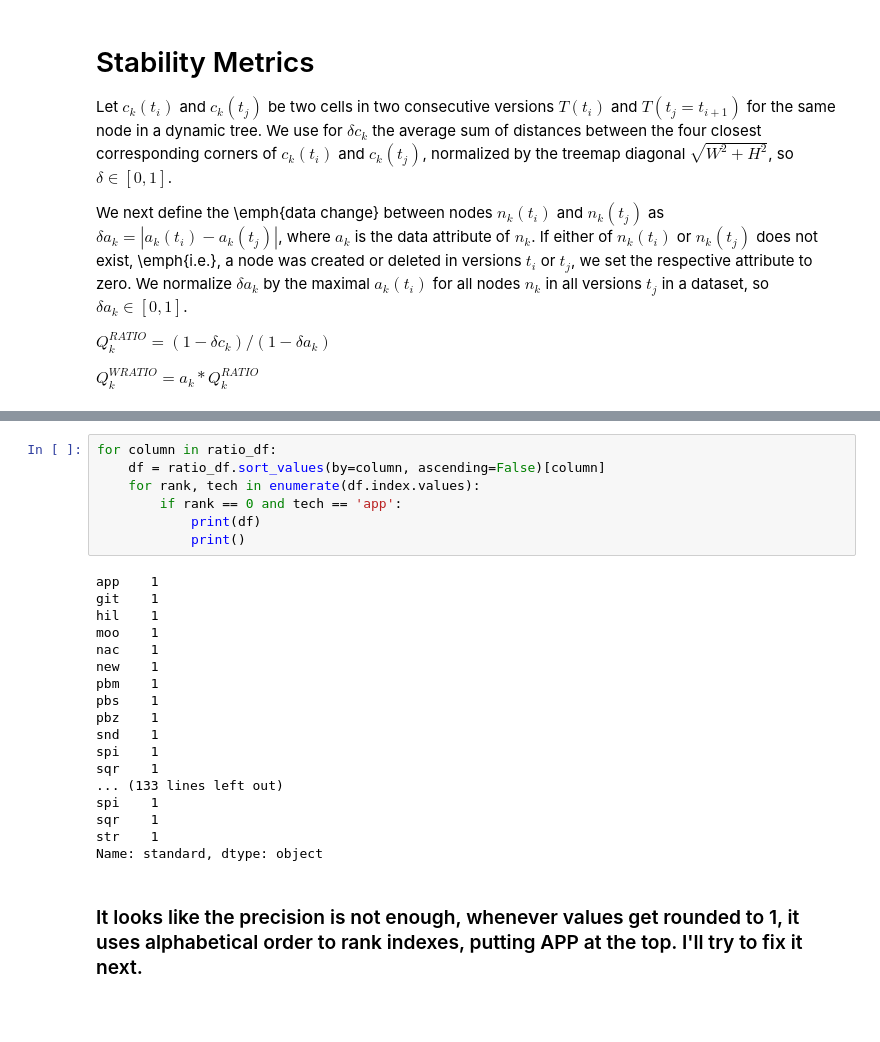
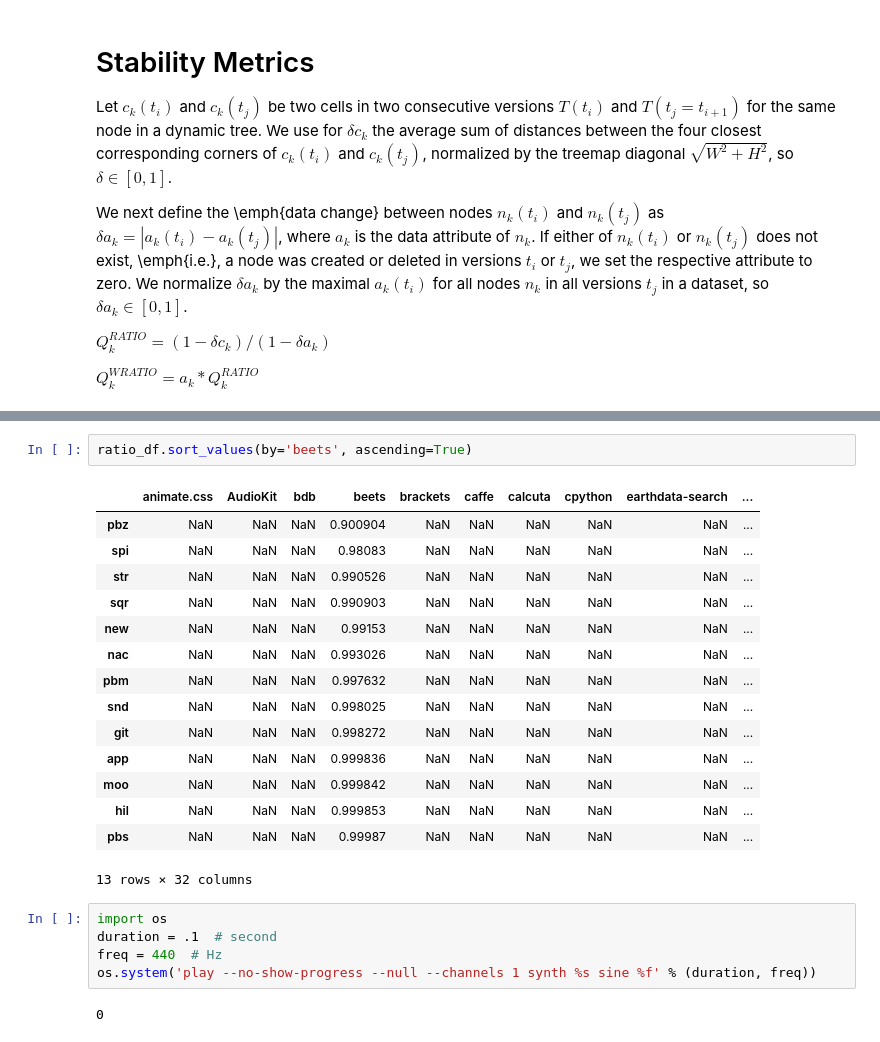
Before and after one commit to EduardoVernier/treemap-analysis, a Jupyter notebook: notebooks/RankTable.ipynb, the cells around one changed output, grey strips where cells are left out. Cells and saved outputs as stored; diff of their text form; blank space fills up the shorter version.

```diff
--- a/notebooks/RankTable.ipynb
+++ b/notebooks/RankTable.ipynb
@@ -246,27 +363,25 @@ stab_rank_count.sort_values(by='avg', ascending=True)
-# %%
-for column in ratio_df:
-    df = ratio_df.sort_values(by=column, ascending=False)[column]
-    for rank, tech in enumerate(df.index.values):
-        if rank == 0 and tech == 'app':
-            print(df)
-            print()
-# %% [output]
-app    1
-git    1
-hil    1
-moo    1
-nac    1
-new    1
-pbm    1
-pbs    1
-pbz    1
-snd    1
-spi    1
-sqr    1
-... (133 lines left out)
-spi    1
-sqr    1
-str    1
-Name: standard, dtype: object
-# %% [markdown]
-### It looks like the precision is not enough, whenever values get rounded to 1, it uses alphabetical order to rank indexes, putting APP at the top. I'll try to fix it next.
+# %%
+ratio_df.sort_values(by='beets', ascending=True)
+# %% [output]
+|  | animate.css | AudioKit | bdb | beets | brackets | caffe | calcuta | cpython | earthdata-search | ... |
+| pbz | NaN | NaN | NaN | 0.900904 | NaN | NaN | NaN | NaN | NaN | ... |
+| spi | NaN | NaN | NaN | 0.98083 | NaN | NaN | NaN | NaN | NaN | ... |
+| str | NaN | NaN | NaN | 0.990526 | NaN | NaN | NaN | NaN | NaN | ... |
+| sqr | NaN | NaN | NaN | 0.990903 | NaN | NaN | NaN | NaN | NaN | ... |
+| new | NaN | NaN | NaN | 0.99153 | NaN | NaN | NaN | NaN | NaN | ... |
+| nac | NaN | NaN | NaN | 0.993026 | NaN | NaN | NaN | NaN | NaN | ... |
+| pbm | NaN | NaN | NaN | 0.997632 | NaN | NaN | NaN | NaN | NaN | ... |
+| snd | NaN | NaN | NaN | 0.998025 | NaN | NaN | NaN | NaN | NaN | ... |
+| git | NaN | NaN | NaN | 0.998272 | NaN | NaN | NaN | NaN | NaN | ... |
+| app | NaN | NaN | NaN | 0.999836 | NaN | NaN | NaN | NaN | NaN | ... |
+| moo | NaN | NaN | NaN | 0.999842 | NaN | NaN | NaN | NaN | NaN | ... |
+| hil | NaN | NaN | NaN | 0.999853 | NaN | NaN | NaN | NaN | NaN | ... |
+| pbs | NaN | NaN | NaN | 0.99987 | NaN | NaN | NaN | NaN | NaN | ... |
+13 rows × 32 columns
+# %%
+import os
+duration = .1  # second
+freq = 440  # Hz
+os.system('play --no-show-progress --null --channels 1 synth %s sine %f' % (duration, freq))
+# %% [output]
+0
```
Also changed, not shown: parts of 16 cells of this notebook, 2 other files.
